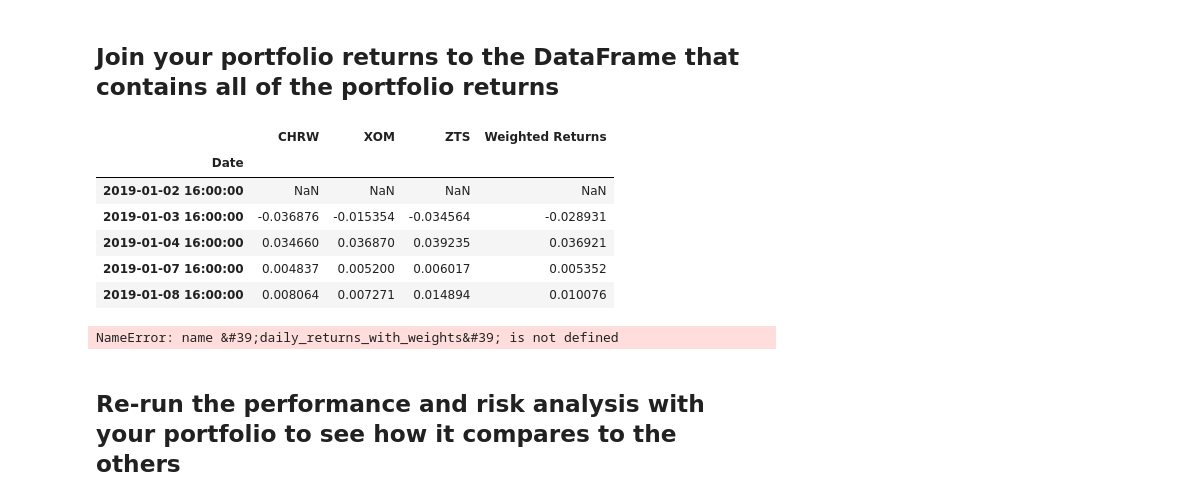
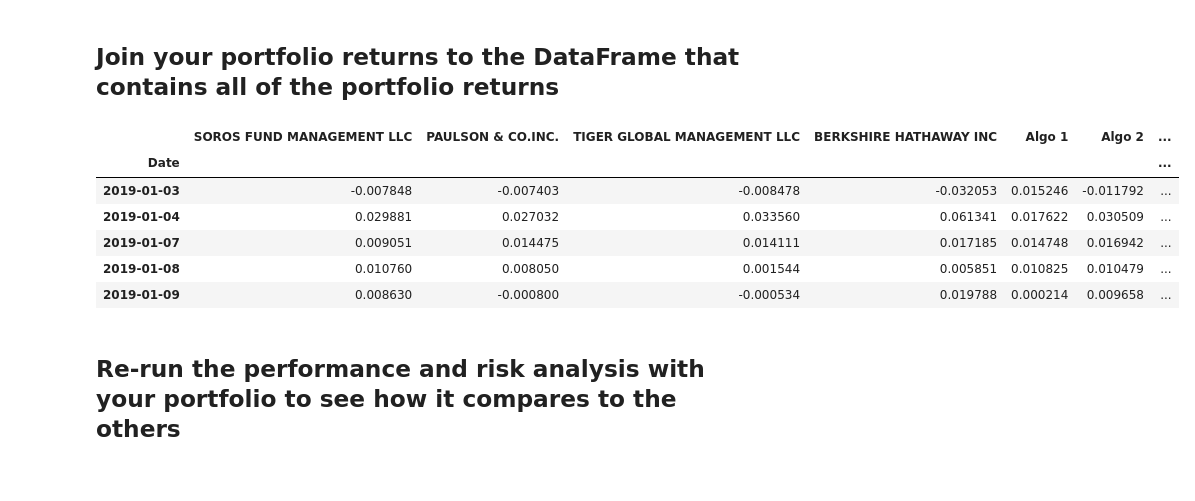
Before and after one commit to jonowens/a_whale_off_the_portfolio, a Jupyter notebook: whale_analysis.ipynb, the cells around one changed output. Cells and saved outputs as stored; diff of their text form; code cells hidden in the pictures.

Commit message:
Combined Custom portfolio with larger dataframe of fund returns.  Renamed column name for custom portfolio.

```diff
--- a/whale_analysis.ipynb
+++ b/whale_analysis.ipynb
@@ -450,22 +450,18 @@ dtype: float64
 ## Join your portfolio returns to the DataFrame that contains all of the portfolio returns
 # %%
 # Add your "Custom" portfolio to the larger dataframe of fund returns
-portfolio_with_weights = pd.concat([daily_returns, portfolio_weighted_returns], axis="columns", join="inner")
-portfolio_with_weights.columns = ['CHRW', 'XOM', 'ZTS', 'Weighted Returns']
-portfolio_with_weights.head()
+all_portfolios = pd.concat([combined_returns, portfolio_weighted_returns], axis="columns", join="inner")
+all_portfolios.rename(columns={0: "Custom"}, inplace=True)
+all_portfolios.head()
 # %% [output]
-|  | CHRW | XOM | ZTS | Weighted Returns |
-| Date |  |  |  |  |
-| 2019-01-02 16:00:00 | NaN | NaN | NaN | NaN |
-| 2019-01-03 16:00:00 | -0.036876 | -0.015354 | -0.034564 | -0.028931 |
-| 2019-01-04 16:00:00 | 0.034660 | 0.036870 | 0.039235 | 0.036921 |
-| 2019-01-07 16:00:00 | 0.004837 | 0.005200 | 0.006017 | 0.005352 |
-| 2019-01-08 16:00:00 | 0.008064 | 0.007271 | 0.014894 | 0.010076 |
+|  | SOROS FUND MANAGEMENT LLC | PAULSON & CO.INC. | TIGER GLOBAL MANAGEMENT LLC | BERKSHIRE HATHAWAY INC | Algo 1 | Algo 2 | ... |
+| Date |  |  |  |  |  |  | ... |
+| 2019-01-03 | -0.007848 | -0.007403 | -0.008478 | -0.032053 | 0.015246 | -0.011792 | ... |
+| 2019-01-04 | 0.029881 | 0.027032 | 0.033560 | 0.061341 | 0.017622 | 0.030509 | ... |
+| 2019-01-07 | 0.009051 | 0.014475 | 0.014111 | 0.017185 | 0.014748 | 0.016942 | ... |
+| 2019-01-08 | 0.010760 | 0.008050 | 0.001544 | 0.005851 | 0.010825 | 0.010479 | ... |
+| 2019-01-09 | 0.008630 | -0.000800 | -0.000534 | 0.019788 | 0.000214 | 0.009658 | ... |
 # %%
 # Only compare dates where return data exists for all the stocks (drop NaNs)
-portfolio_with_weights = daily_returns_with_weights.dropna()
-portfolio_with_weights.head()
-# %% [output]
-NameError: name &#39;daily_returns_with_weights&#39; is not defined
 # %% [markdown]
 ## Re-run the performance and risk analysis with your portfolio to see how it compares to the others
```
Also changed, not shown: parts of 9 cells of this notebook.
